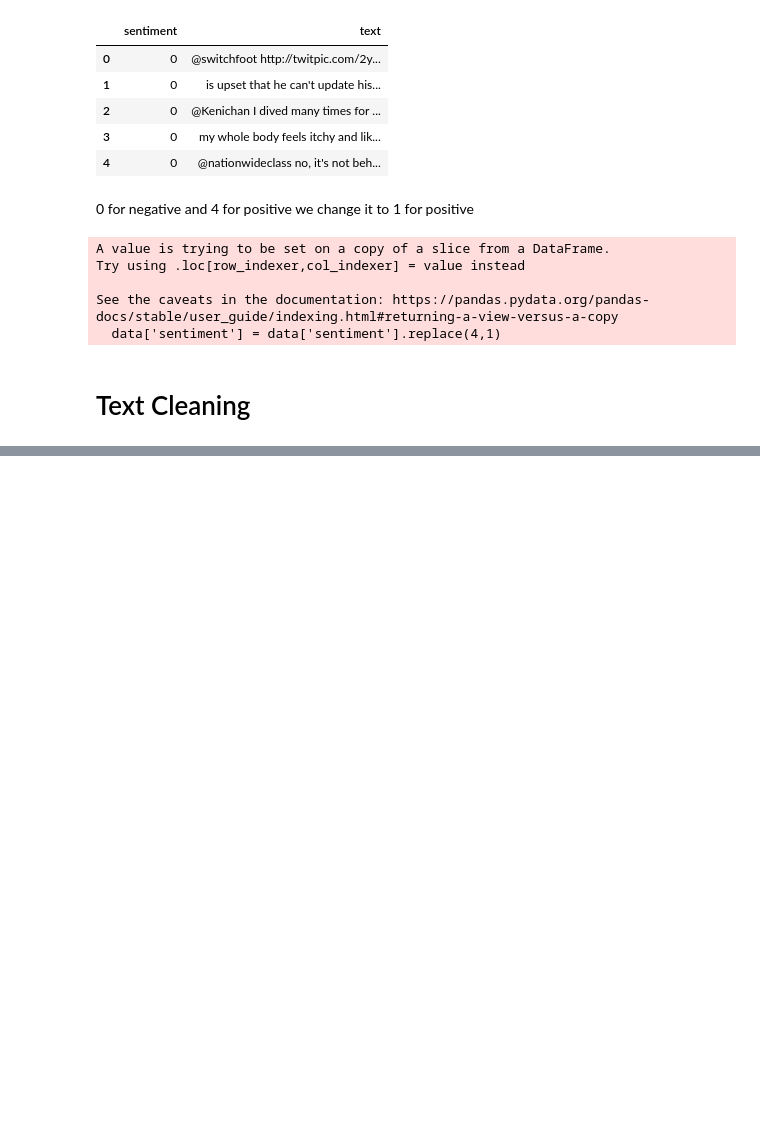
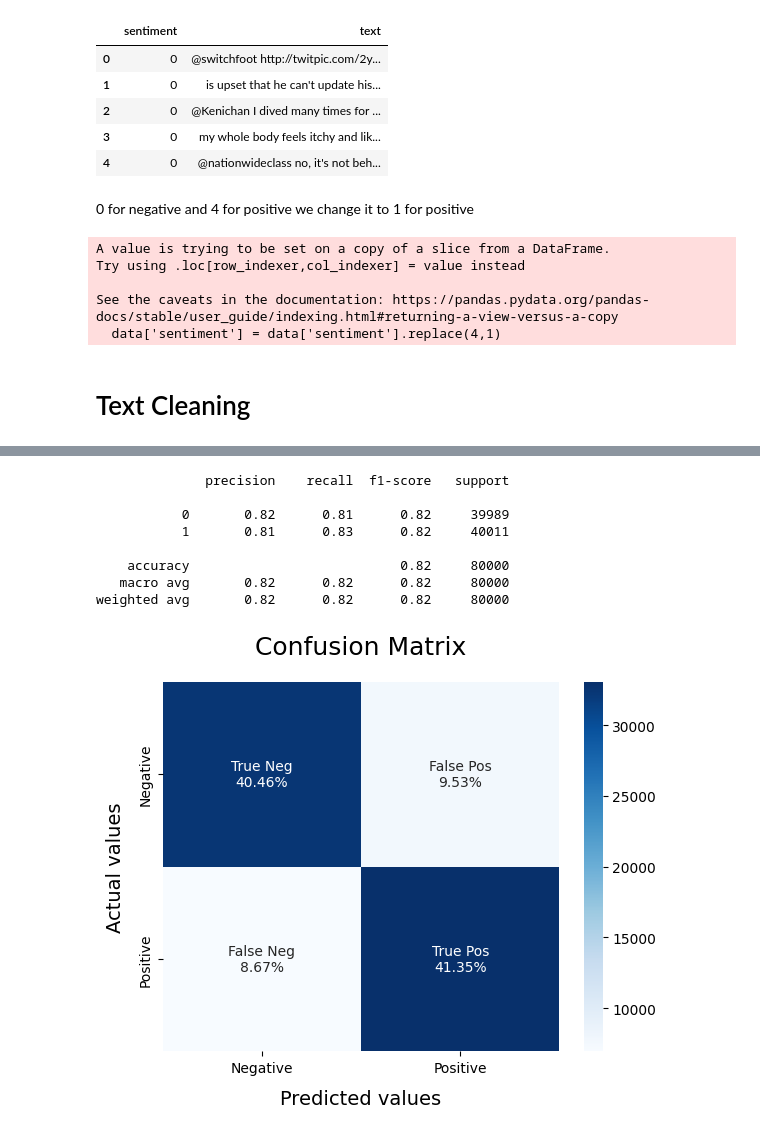
Before and after one commit to MoonKing1309/TechAThon, a Jupyter notebook: notebook/SentimentAnalysisSocialMedia.ipynb, the cells around one changed output, grey strips where cells are left out. Drawn from its saved outputs; the diff is of its cells as text; code cells hidden in the pictures; blank space fills up the shorter version.

```diff
--- a/notebook/SentimentAnalysisSocialMedia.ipynb
+++ b/notebook/SentimentAnalysisSocialMedia.ipynb
@@ -149,0 +215,14 @@ processedtext = preprocess(text)
+# %%
+SVCmodel = LinearSVC()
+SVCmodel.fit(X_train, y_train)
+model_Evaluate(SVCmodel)
+# %% [output]
+              precision    recall  f1-score   support
+
+           0       0.82      0.81      0.82     39989
+           1       0.81      0.83      0.82     40011
+
+    accuracy                           0.82     80000
+   macro avg       0.82      0.82      0.82     80000
+weighted avg       0.82      0.82      0.82     80000
+[figure, added]
```
Also changed, not shown: parts of 10 cells of this notebook, 4 other files.
